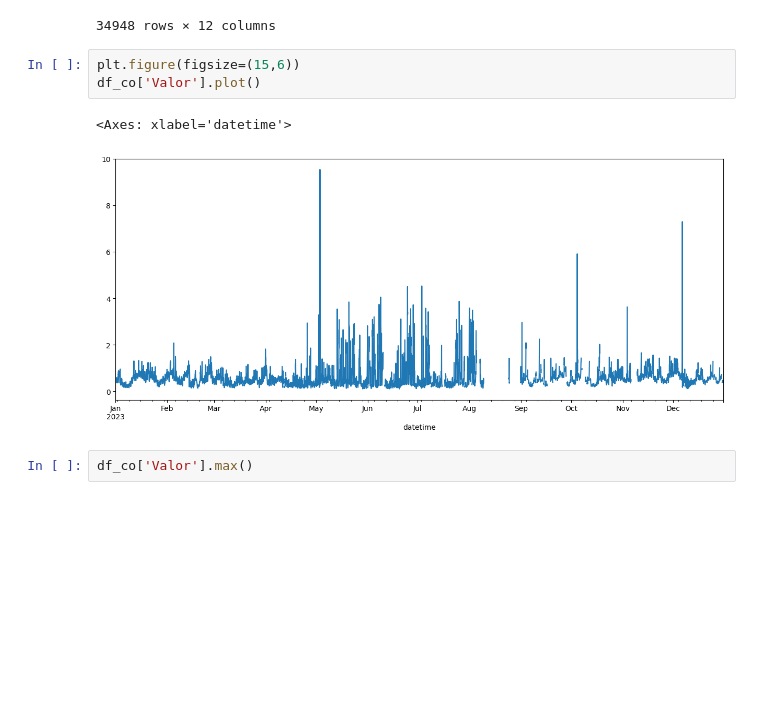
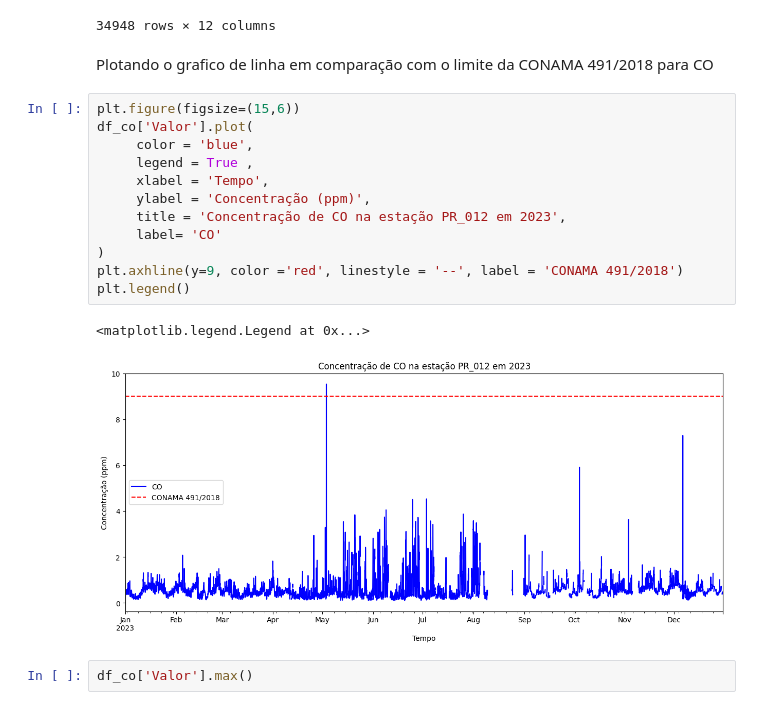
Before and after one commit to Marcosperrude/ENS410064, a Jupyter notebook: scripts/Untitled.ipynb, the cells around one changed output. Saved outputs shown, nothing was run; the diff lists cells and outputs as text; blank space fills up the shorter version.

```diff
--- a/scripts/Untitled.ipynb
+++ b/scripts/Untitled.ipynb
@@ -153,12 +159,23 @@ df_co
 | 218423 | 2023 | 12 | 30 | 23 | 0 | SIX | PR_013 | CO | NaN | ppm | Automatico | ... |
 | 218424 | 2023 | 12 | 31 | 0 | 0 | SIX | PR_013 | CO | NaN | ppm | Automatico | ... |
 34948 rows × 12 columns
+# %% [markdown]
+Plotando o grafico de linha em comparação com o limite da CONAMA 491/2018 para CO
 # %%
 plt.figure(figsize=(15,6))
-df_co['Valor'].plot()
+df_co['Valor'].plot(
+     color = 'blue',
+     legend = True ,
+     xlabel = 'Tempo',
+     ylabel = 'Concentração (ppm)',
+     title = 'Concentração de CO na estação PR_012 em 2023',
+     label= 'CO'
+)
+plt.axhline(y=9, color ='red', linestyle = '--', label = 'CONAMA 491/2018')
+plt.legend()
 # %% [output]
-<Axes: xlabel='datetime'>
+<matplotlib.legend.Legend at 0x...>
-[figure, old version]
+[figure, new version]
 # %%
 df_co['Valor'].max()
 # %% [output]
```
Also changed, not shown: parts of 3 cells of this notebook.
